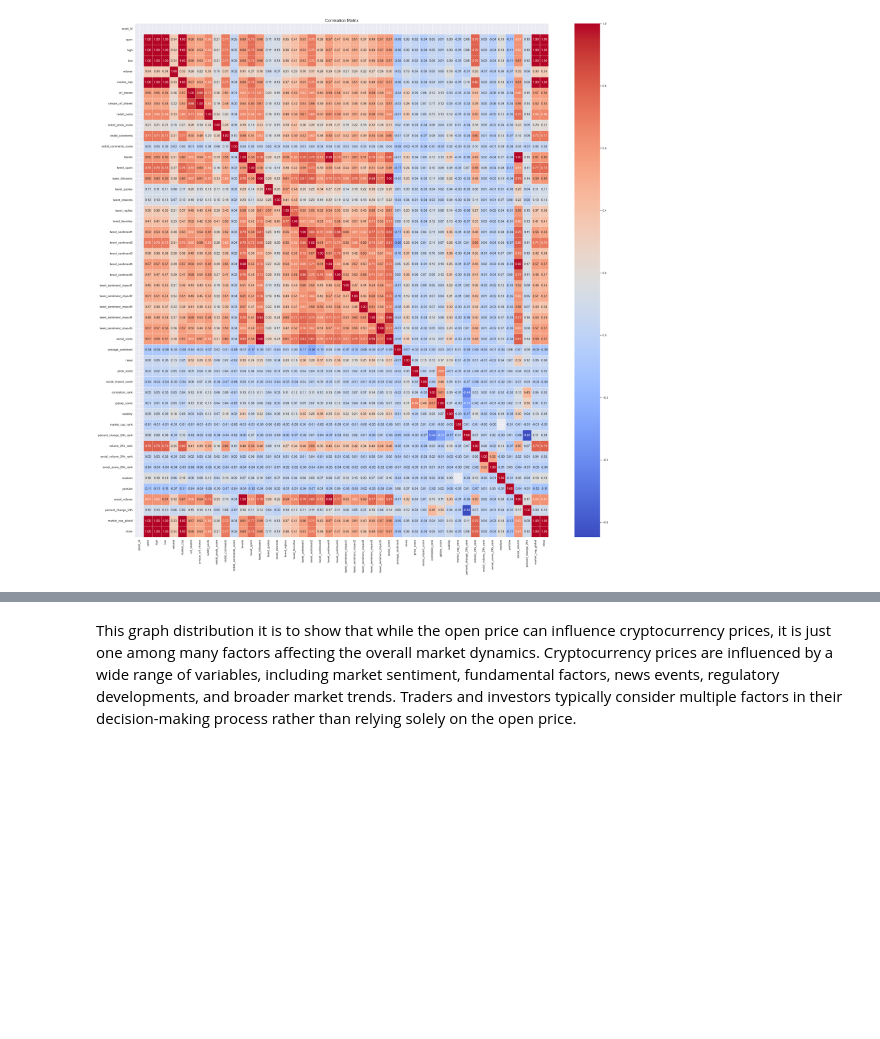
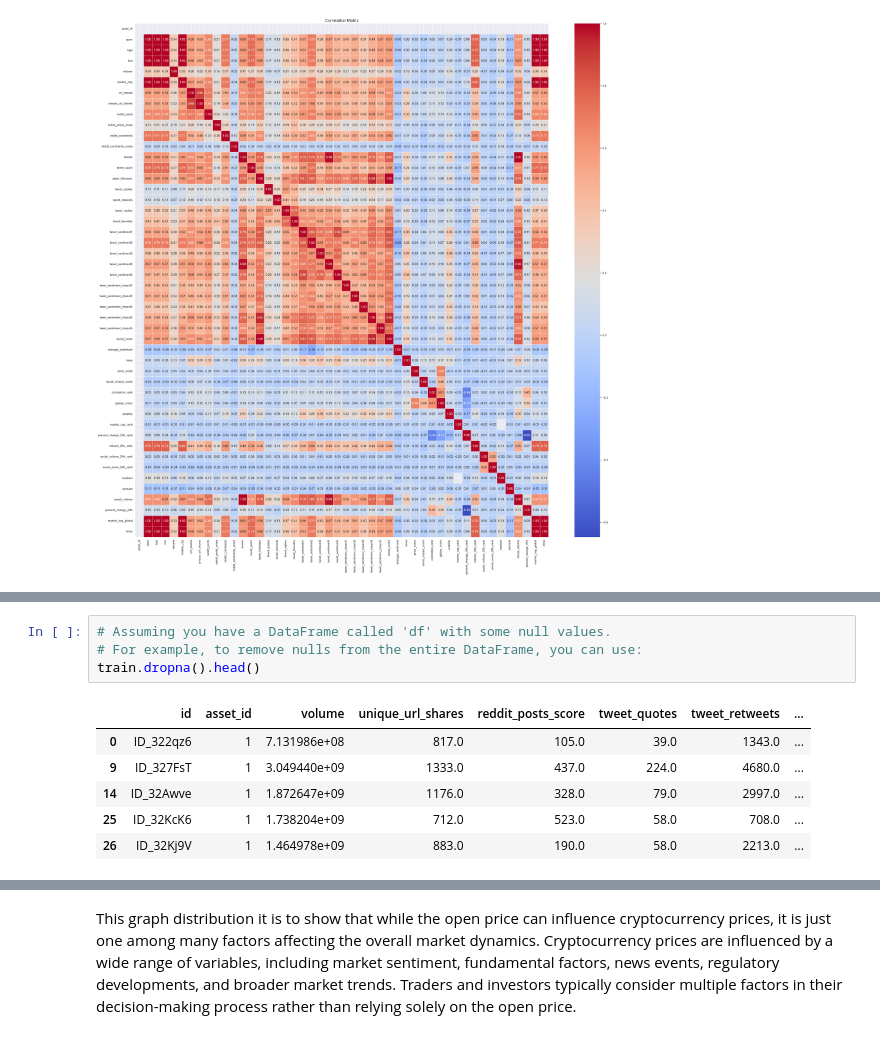
Before and after one commit to groupassignmen5/THANDO-CRYPT, a Jupyter notebook: Train.ipynb, the cells around one changed output, grey strips where cells are left out. Saved outputs shown, nothing was run; the diff lists cells and outputs as text; blank space fills up the shorter version.

```diff
--- a/Train.ipynb
+++ b/Train.ipynb
@@ -148,4 +164,15 @@ close                      4015
 dtype: int64
+# %%
+# Assuming you have a DataFrame called 'df' with some null values.
+# For example, to remove nulls from the entire DataFrame, you can use:
+train.dropna().head()
+# %% [output]
+|  | id | asset_id | volume | unique_url_shares | reddit_posts_score | tweet_quotes | tweet_retweets | ... |
+| 0 | ID_322qz6 | 1 | 7.131986e+08 | 817.0 | 105.0 | 39.0 | 1343.0 | ... |
+| 9 | ID_327FsT | 1 | 3.049440e+09 | 1333.0 | 437.0 | 224.0 | 4680.0 | ... |
+| 14 | ID_32Awve | 1 | 1.872647e+09 | 1176.0 | 328.0 | 79.0 | 2997.0 | ... |
+| 25 | ID_32KcK6 | 1 | 1.738204e+09 | 712.0 | 523.0 | 58.0 | 708.0 | ... |
+| 26 | ID_32Kj9V | 1 | 1.464978e+09 | 883.0 | 190.0 | 58.0 | 2213.0 | ... |
 # %%
 def plotCorrelationMatrix(df_cleaned, figure_size):
     # Calculate the correlation matrix
```
Also changed, not shown: parts of 19 cells of this notebook.
